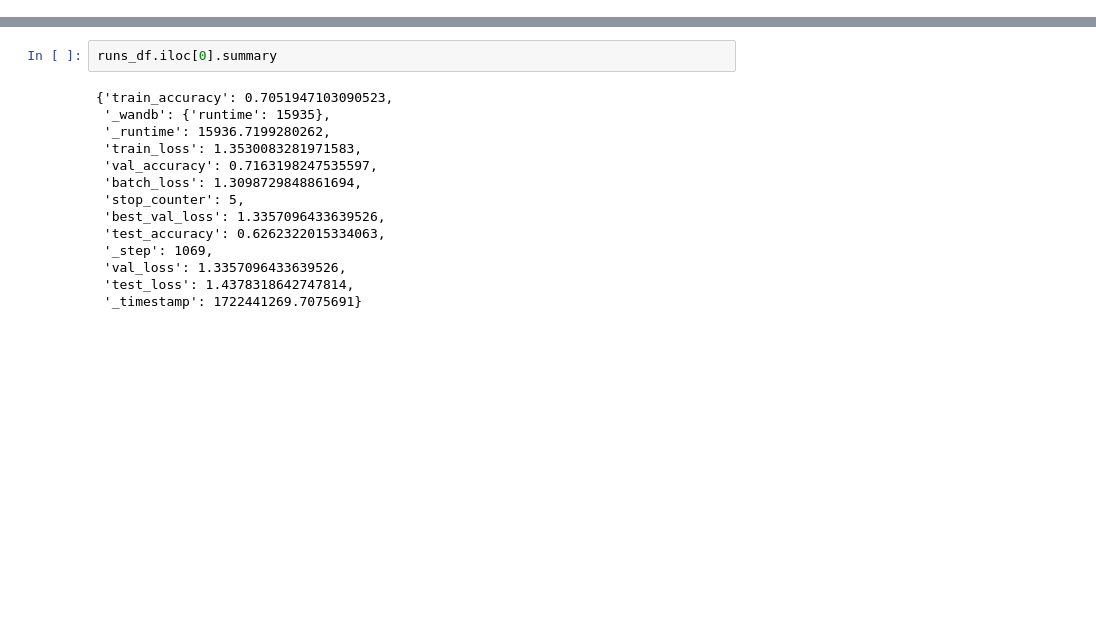
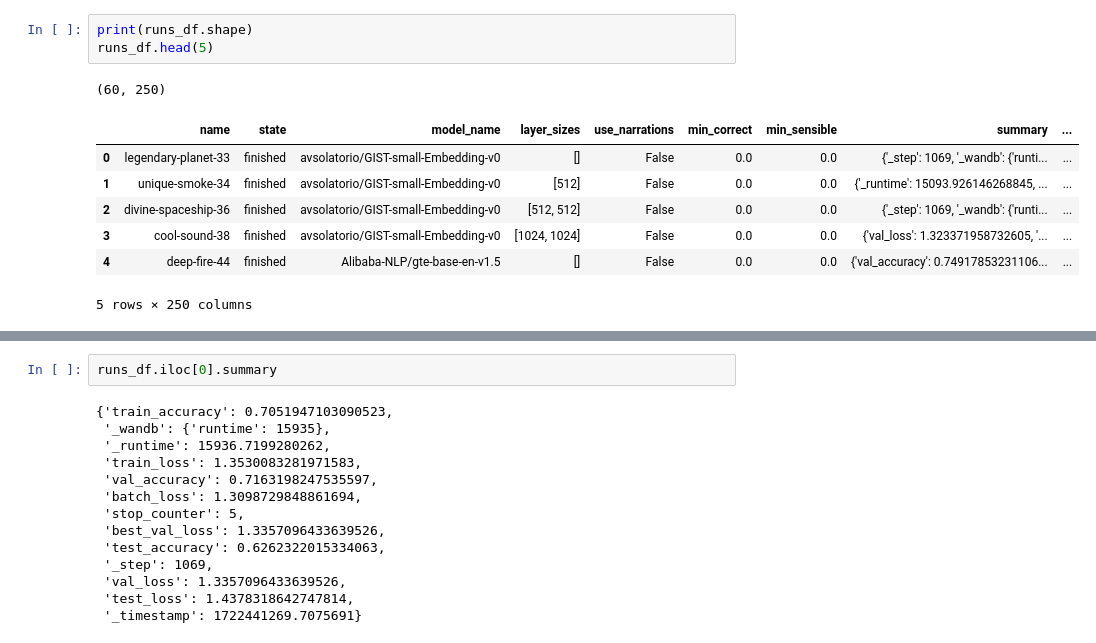
Before and after one commit to stevenabreu7/parse-ego4d, a Jupyter notebook: plot.ipynb, the cells around one changed output, grey strips where cells are left out. Drawn from its saved outputs; the diff is of its cells as text; blank space fills up the shorter version.

```diff
--- a/plot.ipynb
+++ b/plot.ipynb
@@ -89,0 +330,12 @@ runs_df
+# %%
+print(runs_df.shape)
+runs_df.head(5)
+# %% [output]
+(60, 250)
+|  | name | state | model_name | layer_sizes | use_narrations | min_correct | min_sensible | summary | ... |
+| 0 | legendary-planet-33 | finished | avsolatorio/GIST-small-Embedding-v0 | [] | False | 0.0 | 0.0 | {'_step': 1069, '_wandb': {'runti... | ... |
+| 1 | unique-smoke-34 | finished | avsolatorio/GIST-small-Embedding-v0 | [512] | False | 0.0 | 0.0 | {'_runtime': 15093.926146268845, ... | ... |
+| 2 | divine-spaceship-36 | finished | avsolatorio/GIST-small-Embedding-v0 | [512, 512] | False | 0.0 | 0.0 | {'_step': 1069, '_wandb': {'runti... | ... |
+| 3 | cool-sound-38 | finished | avsolatorio/GIST-small-Embedding-v0 | [1024, 1024] | False | 0.0 | 0.0 | {'val_loss': 1.323371958732605, '... | ... |
+| 4 | deep-fire-44 | finished | Alibaba-NLP/gte-base-en-v1.5 | [] | False | 0.0 | 0.0 | {'val_accuracy': 0.74917853231106... | ... |
+5 rows × 250 columns
```
Also changed, not shown: parts of 10 cells of this notebook.
